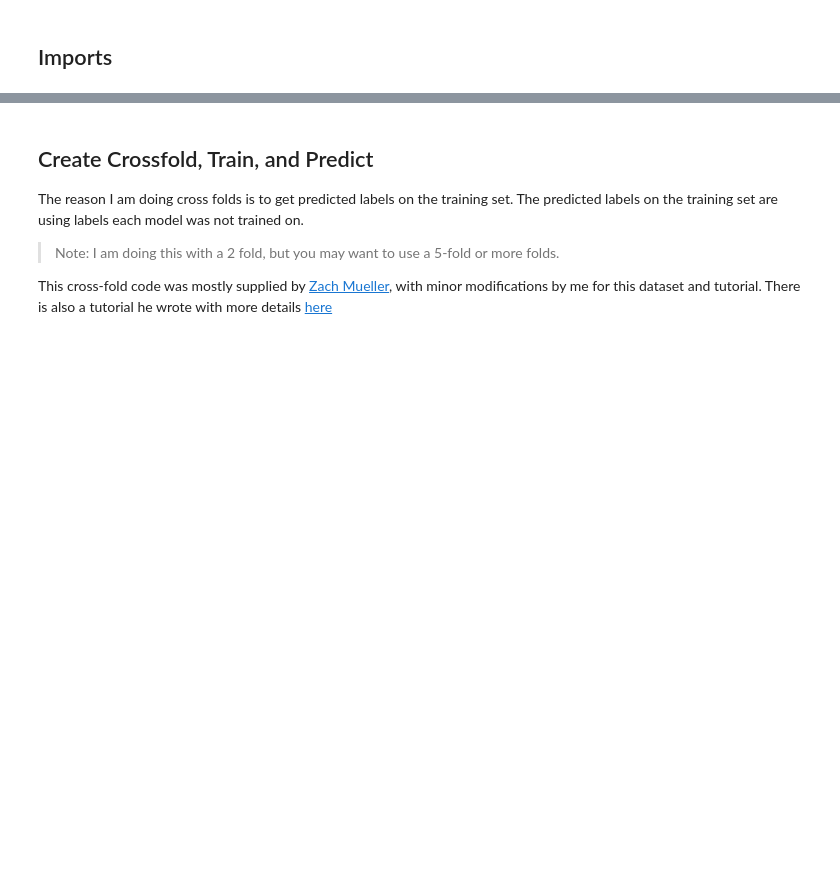
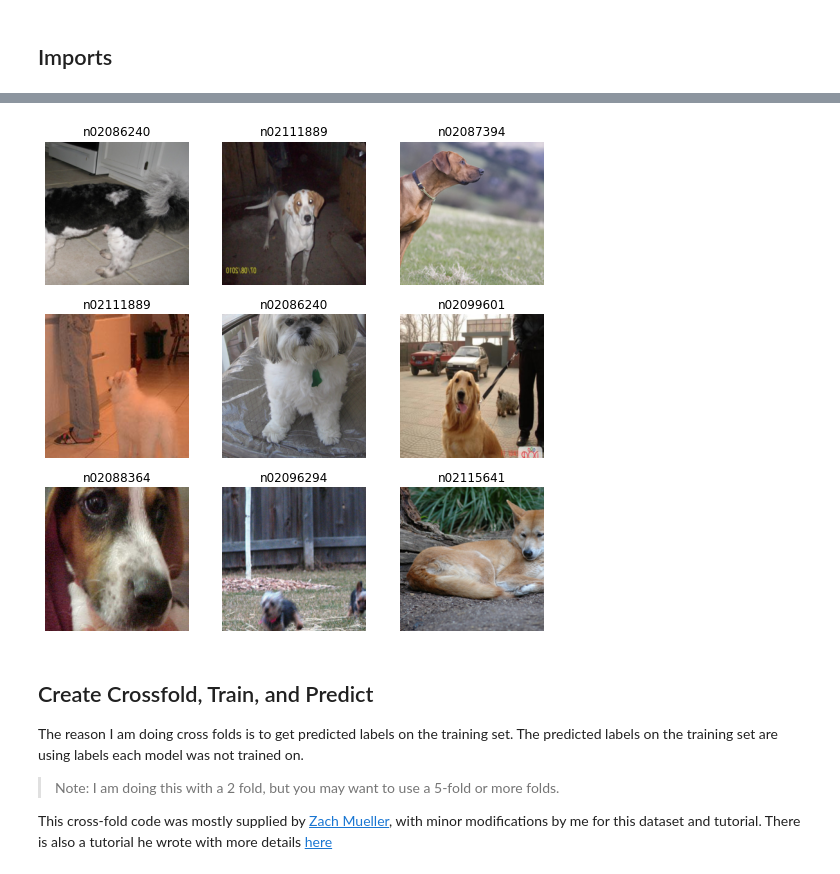
Before and after one commit to 1Paws7/blog, a Jupyter notebook: _notebooks/2021-01-18-SoftLabeling.ipynb, the cells around one changed output, grey strips where cells are left out. Drawn from its saved outputs; the diff is of its cells as text; code cells hidden in the pictures; blank space fills up the shorter version.

```diff
--- a/_notebooks/2021-01-18-SoftLabeling.ipynb
+++ b/_notebooks/2021-01-18-SoftLabeling.ipynb
@@ -60,3 +40,9 @@ dls.show_batch(max_n=16,figsize=(6,6))
+# %%
+#collapse-hide
+dls = get_dls(224,woof=True,pct_noise=5,bs=16)
+dls.show_batch()
+# %% [output]
+[figure, added]
 # %% [markdown]
 ## Create Crossfold, Train, and Predict
 
```
Also changed, not shown: parts of 20 cells of this notebook.
